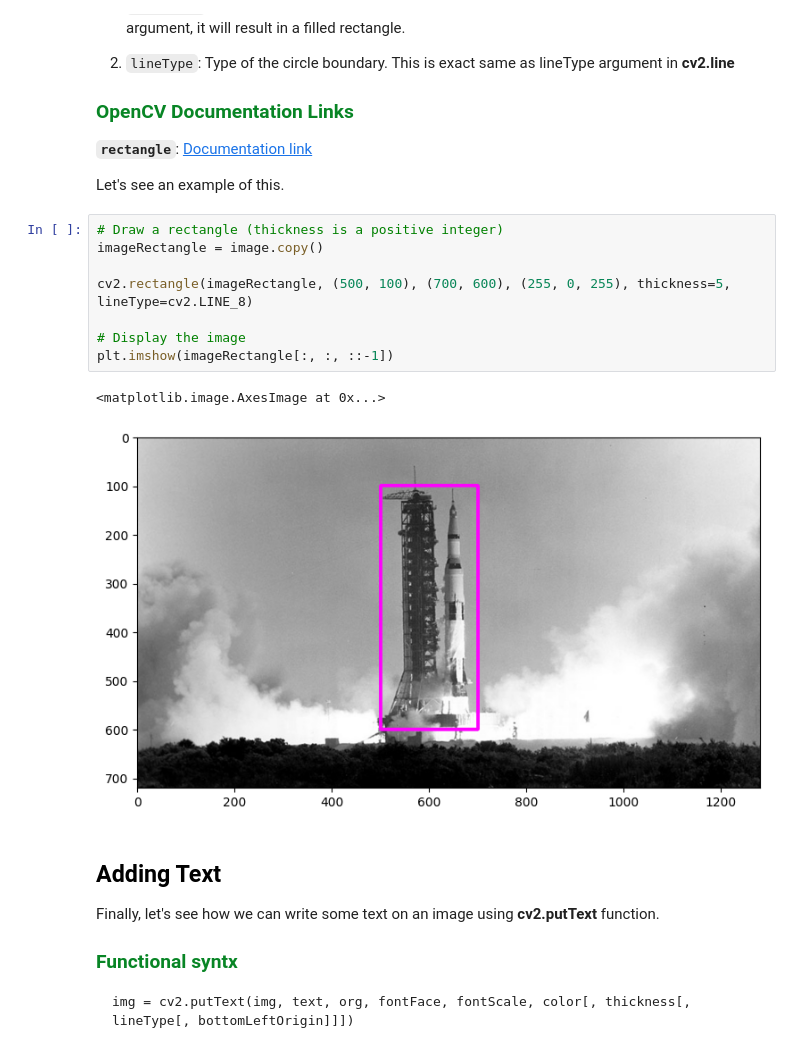
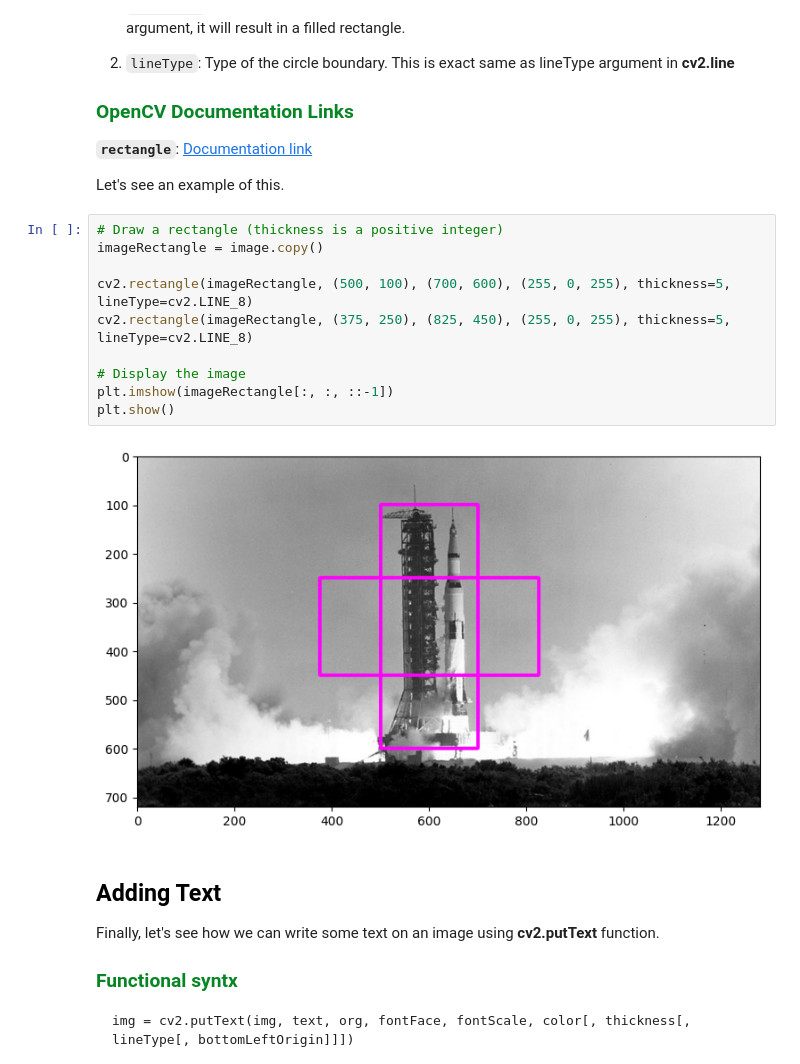
Before and after one commit to gustberchmans/Robotics-Essentials-opencv-course, a Jupyter notebook: 03_Annotating_Images.ipynb, the cells around one changed output. Saved outputs shown, nothing was run; the diff lists cells and outputs as text.

```diff
--- a/03_Annotating_Images.ipynb
+++ b/03_Annotating_Images.ipynb
@@ -191,14 +193,15 @@ Let's see an example of this.
 # %%
 # Draw a rectangle (thickness is a positive integer)
 imageRectangle = image.copy()
 
 cv2.rectangle(imageRectangle, (500, 100), (700, 600), (255, 0, 255), thickness=5, lineType=cv2.LINE_8)
+cv2.rectangle(imageRectangle, (375, 250), (825, 450), (255, 0, 255), thickness=5, lineType=cv2.LINE_8)
 
 # Display the image
 plt.imshow(imageRectangle[:, :, ::-1])
+plt.show()
 # %% [output]
-<matplotlib.image.AxesImage at 0x...>
-[figure, old version]
+[figure, new version]
 # %% [markdown]
 ## <font style="color:black">Adding Text</font>
 
```
Also changed, not shown: parts of 4 cells of this notebook.
